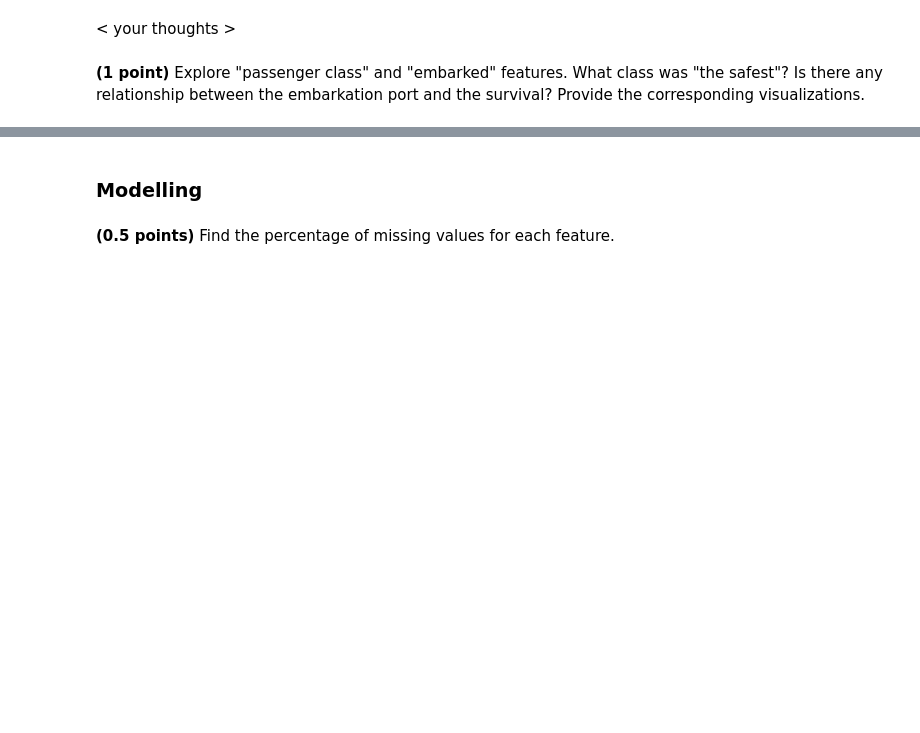
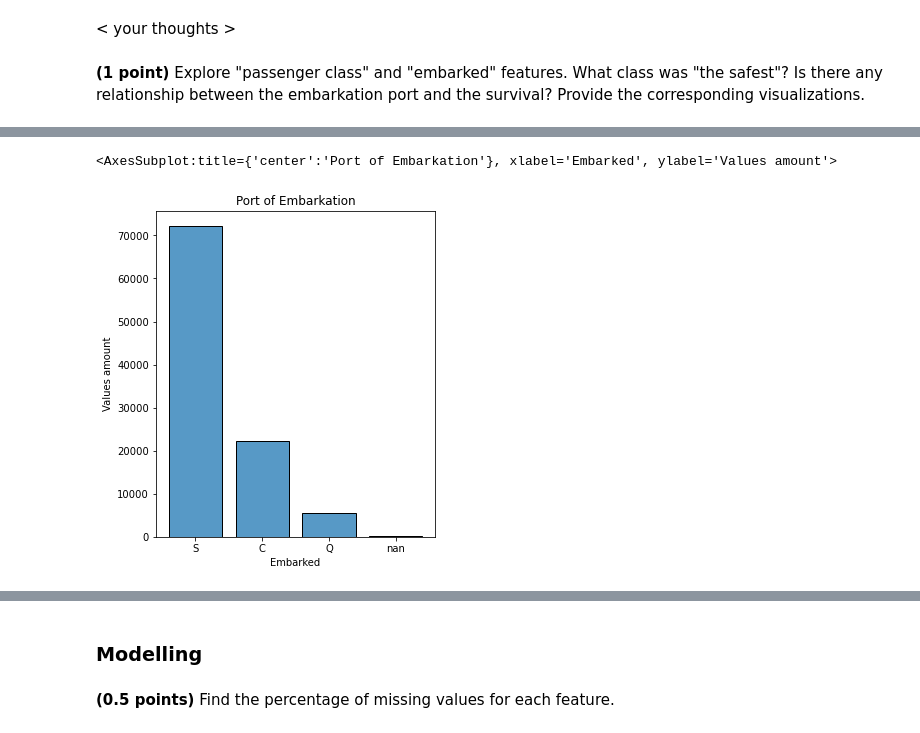
Before and after one commit to Ksenia41/RS-ML-2, a Jupyter notebook: hw_classification.ipynb, the cells around one changed output, grey strips where cells are left out. Cells and saved outputs as stored; diff of their text form; code cells hidden in the pictures; blank space fills up the shorter version.

```diff
--- a/hw_classification.ipynb
+++ b/hw_classification.ipynb
@@ -616,0 +634,11 @@ Name: Age, dtype: float64
+# %%
+plt.figure(figsize=(5,6))
+
+plt.title("Port of Embarkation")
+
+plt.ylabel("Values amount")
+
+sns.histplot(data = data.Embarked.astype(str), shrink=0.8)
+# %% [output]
+<AxesSubplot:title={'center':'Port of Embarkation'}, xlabel='Embarked', ylabel='Values amount'>
+[figure, added]
```
Also changed, not shown: parts of 8 cells of this notebook.
